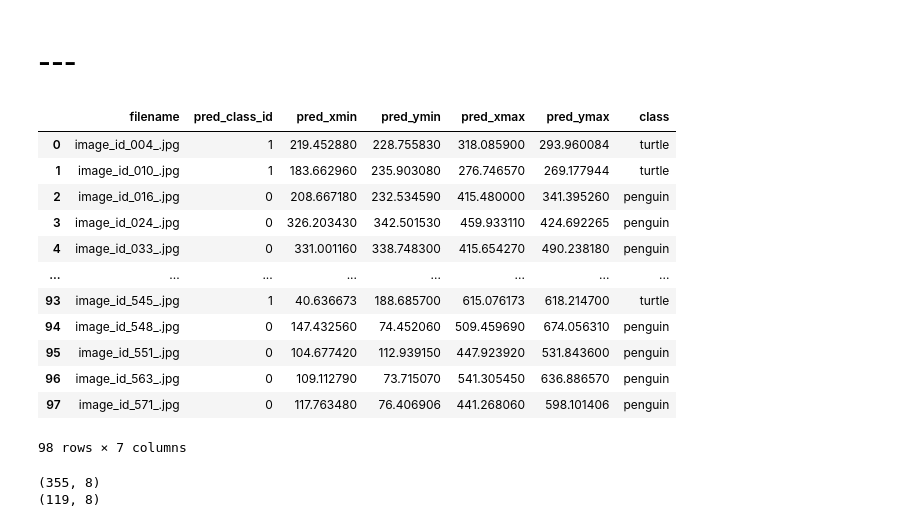
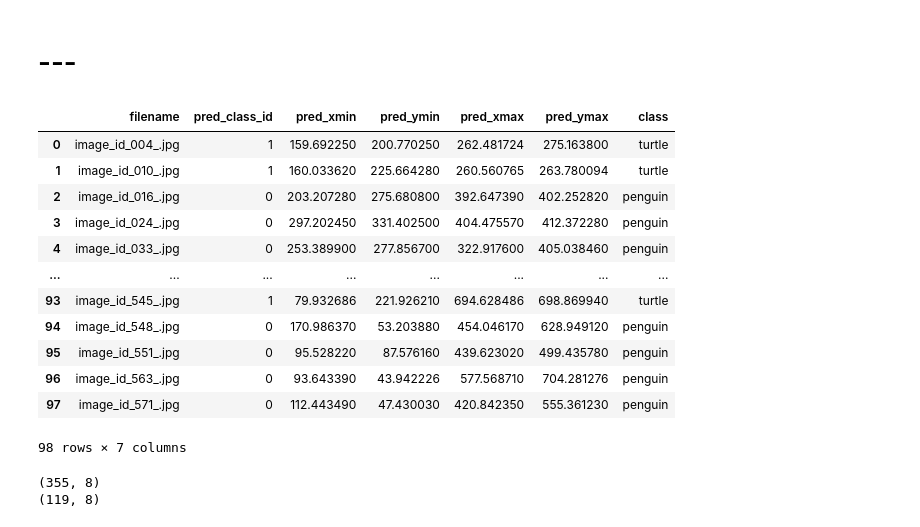
Before and after one commit to Daniel1martinez2/FDA2_final, a Jupyter notebook: show_result.ipynb, the cells around one changed output. Drawn from its saved outputs; the diff is of its cells as text; code cells hidden in the pictures.

```diff
--- a/show_result.ipynb
+++ b/show_result.ipynb
@@ -73,42 +73,42 @@ df["class"] = df["class_id"].map(id2obj)
 #df["class_id"] = df["class"].map(obj2id)
 # %%
 
-df_predicted = pd.read_csv("validation_predictions.csv")
+df_predicted = pd.read_csv("test_predictions_perfect.csv")
 
 
 df_predicted['pred_class_id'] = np.where(df_predicted['pred_class_id']==2,1,0)
 
 obj2id = {
     "penguin": 0,
     "turtle": 1
 }
 
 id2obj = {
     0: "penguin",
     1: "turtle"
 }
 
 
 df_predicted['pred_xmax'] = df_predicted['pred_xmin'] + df_predicted['pred_xmax']
 df_predicted['pred_ymax'] = df_predicted['pred_ymin'] + df_predicted['pred_ymax']
 
 
 df_predicted["class"] = df_predicted["pred_class_id"].map(id2obj)
 
 df_predicted
 # %% [output]
 |  | filename | pred_class_id | pred_xmin | pred_ymin | pred_xmax | pred_ymax | class |
-| 0 | image_id_004_.jpg | 1 | 219.452880 | 228.755830 | 318.085900 | 293.960084 | turtle |
-| 1 | image_id_010_.jpg | 1 | 183.662960 | 235.903080 | 276.746570 | 269.177944 | turtle |
-| 2 | image_id_016_.jpg | 0 | 208.667180 | 232.534590 | 415.480000 | 341.395260 | penguin |
-| 3 | image_id_024_.jpg | 0 | 326.203430 | 342.501530 | 459.933110 | 424.692265 | penguin |
-| 4 | image_id_033_.jpg | 0 | 331.001160 | 338.748300 | 415.654270 | 490.238180 | penguin |
+| 0 | image_id_004_.jpg | 1 | 159.692250 | 200.770250 | 262.481724 | 275.163800 | turtle |
+| 1 | image_id_010_.jpg | 1 | 160.033620 | 225.664280 | 260.560765 | 263.780094 | turtle |
+| 2 | image_id_016_.jpg | 0 | 203.207280 | 275.680800 | 392.647390 | 402.252820 | penguin |
+| 3 | image_id_024_.jpg | 0 | 297.202450 | 331.402500 | 404.475570 | 412.372280 | penguin |
+| 4 | image_id_033_.jpg | 0 | 253.389900 | 277.856700 | 322.917600 | 405.038460 | penguin |
 | ... | ... | ... | ... | ... | ... | ... | ... |
-| 93 | image_id_545_.jpg | 1 | 40.636673 | 188.685700 | 615.076173 | 618.214700 | turtle |
-| 94 | image_id_548_.jpg | 0 | 147.432560 | 74.452060 | 509.459690 | 674.056310 | penguin |
-| 95 | image_id_551_.jpg | 0 | 104.677420 | 112.939150 | 447.923920 | 531.843600 | penguin |
-| 96 | image_id_563_.jpg | 0 | 109.112790 | 73.715070 | 541.305450 | 636.886570 | penguin |
-| 97 | image_id_571_.jpg | 0 | 117.763480 | 76.406906 | 441.268060 | 598.101406 | penguin |
+| 93 | image_id_545_.jpg | 1 | 79.932686 | 221.926210 | 694.628486 | 698.869940 | turtle |
+| 94 | image_id_548_.jpg | 0 | 170.986370 | 53.203880 | 454.046170 | 628.949120 | penguin |
+| 95 | image_id_551_.jpg | 0 | 95.528220 | 87.576160 | 439.623020 | 499.435780 | penguin |
+| 96 | image_id_563_.jpg | 0 | 93.643390 | 43.942226 | 577.568710 | 704.281276 | penguin |
+| 97 | image_id_571_.jpg | 0 | 112.443490 | 47.430030 | 420.842350 | 555.361230 | penguin |
 98 rows × 7 columns
 # %%
 df[["xmin", "ymin", "xmax", "ymax"]] /= hw_real
```
Also changed, not shown: parts of 4 cells of this notebook, 3 other files.
